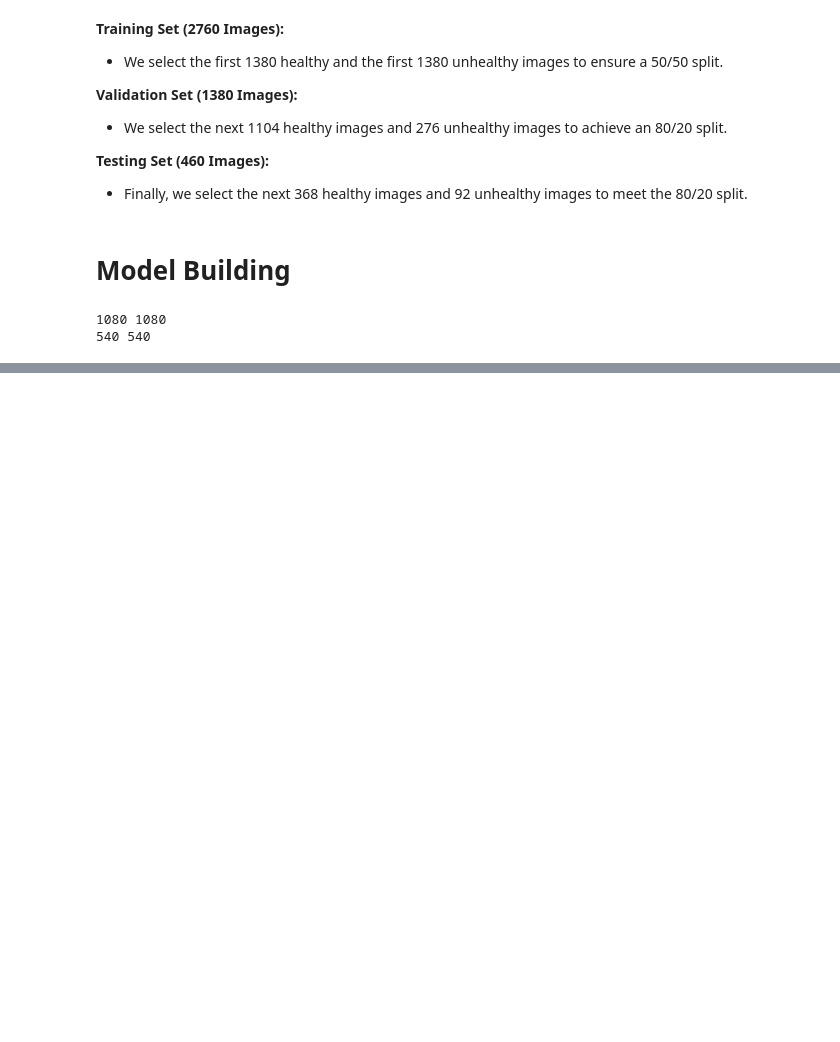
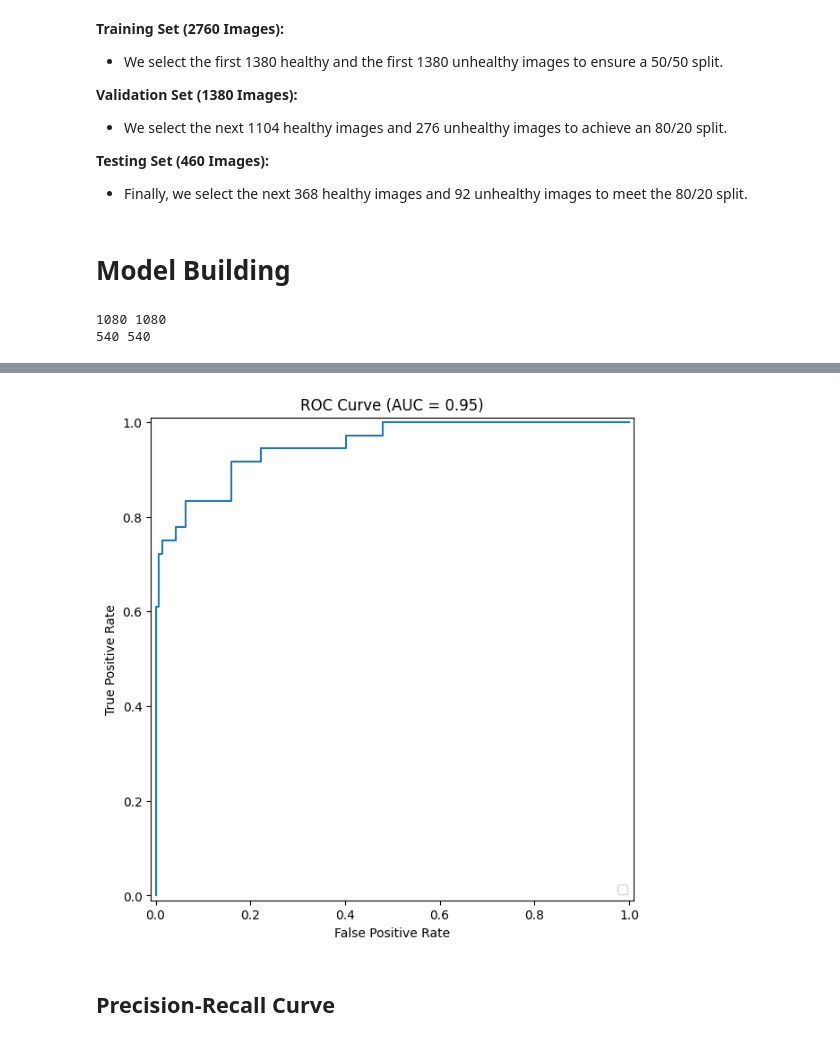
Before and after one commit to noahk587/Brain-Tumor-Detection, a Jupyter notebook: Gils model.ipynb, the cells around one changed output, grey strips where cells are left out. Cells and saved outputs as stored; diff of their text form; code cells hidden in the pictures; blank space fills up the shorter version.

```diff
--- a/Gils model.ipynb
+++ b/Gils model.ipynb
@@ -207,0 +226,12 @@ weighted avg       0.89      0.84      0.85       180
+# %%
+# plot the ROC
+fpr, tpr, _ = roc_curve(y_test, y_pred)
+plt.figure(figsize=(7, 7))
+roc_display = RocCurveDisplay(fpr=fpr, tpr=tpr)
+roc_display.plot(ax=plt.gca())
+plt.title(f"ROC Curve (AUC = {aucValue:.2f})")
+plt.show()
+# %% [output]
+[figure, added]
+# %% [markdown]
+## Precision-Recall Curve
```
Also changed, not shown: parts of 18 cells of this notebook.
